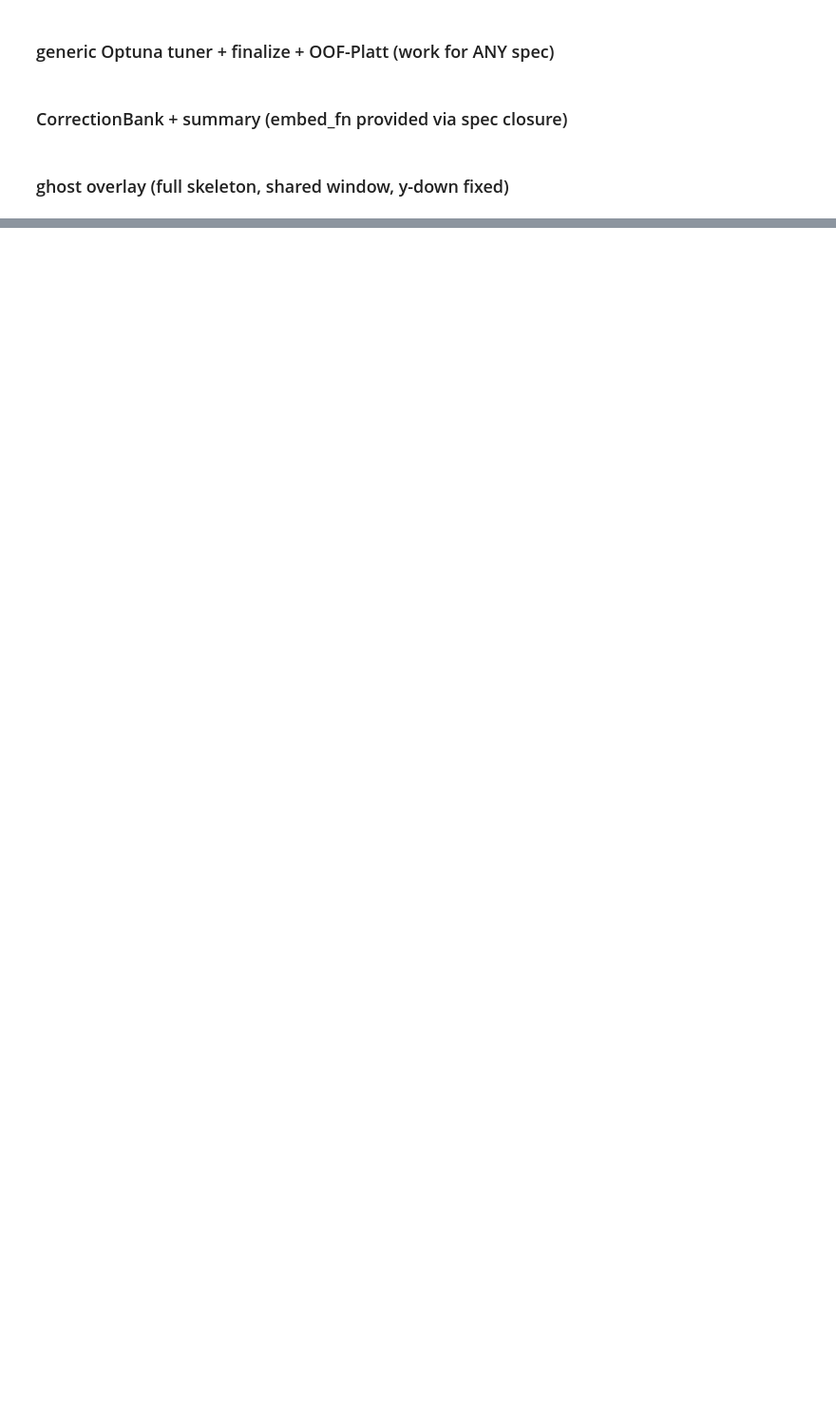
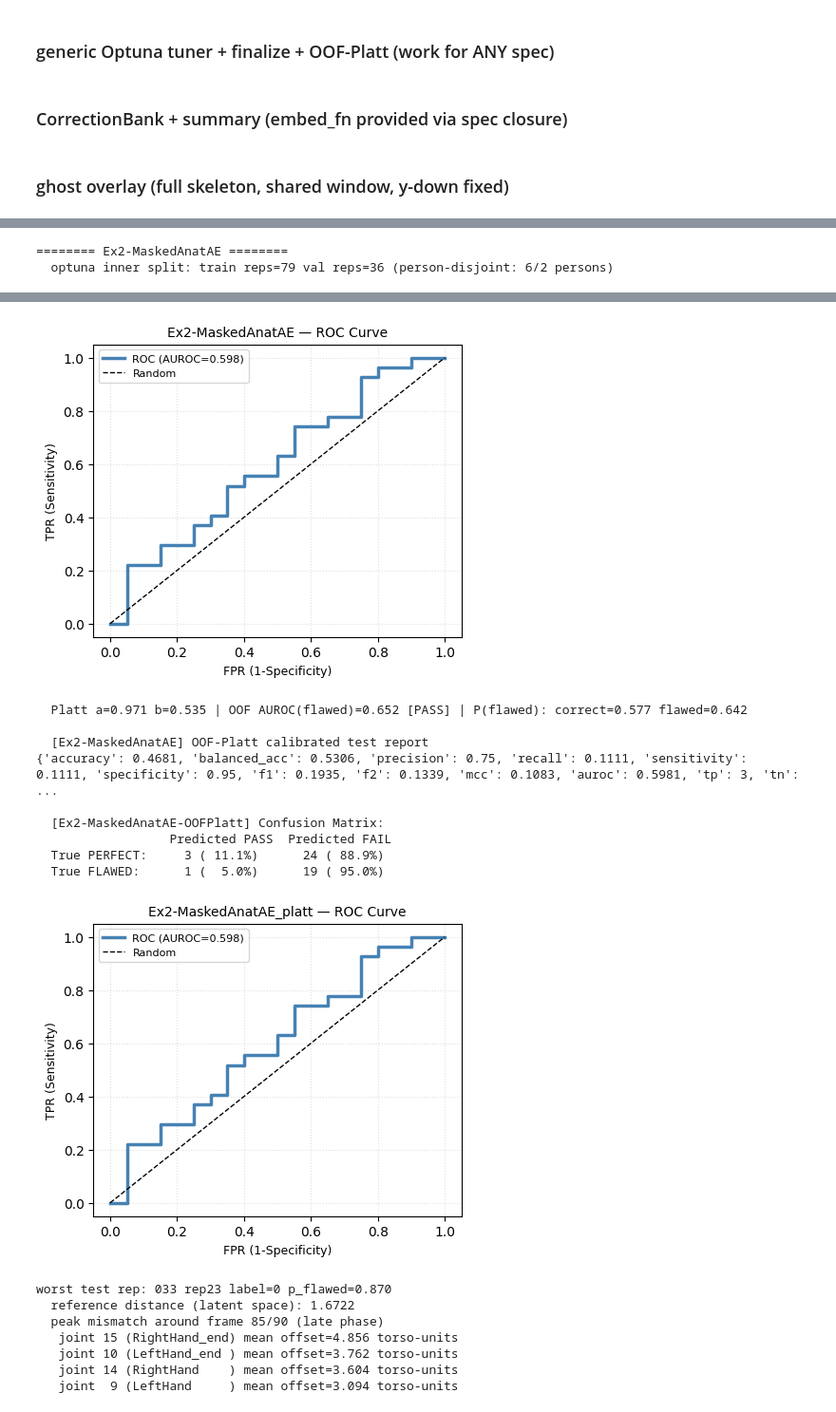
Before and after one commit to waquar003/pose-detection-physiotherapy, a Jupyter notebook: notebooks/model-train-ex2.ipynb, the cells around one changed output, grey strips where cells are left out. Shown at 95% size. Drawn from its saved outputs; the diff is of its cells as text; code cells hidden in the pictures; blank space fills up the shorter version.

```diff
--- a/notebooks/model-train-ex2.ipynb
+++ b/notebooks/model-train-ex2.ipynb
@@ -142,7 +188,7 @@ def canonicalize(seq, is_mirror_rep, cfg: Ex1Config = CFG):
         return mirror_x(seq)
     return seq.copy()
 # %%
-def spatial_normalize(seq, cfg: Ex1Config = CFG):
+def spatial_normalize(seq, cfg=CFG):
     out = seq.copy() - seq[:, JN["Hips"], :][:, None, :]
     a = seq[:, JN["Hips"], :]
     b = seq[:, JN["Spine"], :]
@@ -255,8 +299,8 @@ def build_rep(coord, is_mirror_rep=False, cfg: Ex1Config = CFG, return_template=
         out["template"] = resample(x, cfg.n_frames).astype(np.float32)
     return out
 # %%
-# standardization (fitted on TRAIN persons ONLY)
 class FeatureScaler:
+    """Standardization fitted on TRAIN persons ONLY."""
     def __init__(self):
         self.mean_ = None
         self.std_ = None
@@ -347,14 +346,25 @@ def std_rows(rows, scaler):
     """Standardize each cached rep (90,56) with the train-fitted scaler -> (N,90,56)."""
     return np.stack([scaler.transform(r["X2d"]) for r in rows]).astype(np.float32)
 
+def _is_sup(spec):
+    return bool(getattr(spec, "supervised", False))
+
 class ArchSpec:
     """Per-architecture contract. Each arch = one subclass, nothing else to touch."""
     name = "arch"
-    def suggest(self, trial): raise NotImplementedError   # Optuna search space
-    def train(self, X, p, Xval, seed): raise NotImplementedError   # X = packed
-    def score(self, model, X, p): raise NotImplementedError       # (N,) higher=more flawed
-    def pack(self, std_list): raise NotImplementedError           # (N,90,56) -> model input
-    def embed(self, model, std_list): raise NotImplementedError   # (N,latent) for bank
+    supervised = False
+    def search_space(self, trial): raise NotImplementedError   # Optuna search space
+    def train(self, X, y, p, seed): raise NotImplementedError  # X = packed
+    def score(self, model, X, p): raise NotImplementedError    # (N,) higher = more flawed
+    def pack(self, std_list, rows=None): raise NotImplementedError
+    def embed(self, model, rows): raise NotImplementedError    # (N,latent) for the bank
+
+def tpl_stack(rows):
+    return np.stack([r["template"] for r in rows])            # (N,90,26,2), already normalized + resampled
+
+def jn_take(names):
+    """Only joints that exist in JN (defensive against name drift)."""
+    return [JN[n] for n in names if n in JN]
 # %% [markdown]
 ### metrics (positive class = label 1 = PERFECT) + confusion + ROC
 # %%
@@ -1433,0 +638,17 @@ worst test rep: 033 rep14 label=1 p_flawed=0.680
+# %%
+class _AE(nn.Module):
+    def __init__(self, Din, p):
+        super().__init__()
+        dims = np.geomspace(p["width"], p["latent"], p["n_layers"])
+        dims = np.maximum(np.round(dims).astype(int), 8); dims[0], dims[-1] = p["width"], p["latent"]
+        act = {"relu": nn.ReLU, "gelu": nn.GELU}[p["act"]]
+        enc, d = [], Din
+        for h in dims:
+            enc += [nn.Linear(d, h), act(), nn.Dropout(p["dropout"])]; d = h
+        dec, d = [], p["latent"]
+        for h in reversed(dims[:-1]):
+            dec += [nn.Linear(d, h), act(), nn.Dropout(p["dropout"])]; d = h
+        dec += [nn.Linear(d, Din)]
+        self.encoder, self.decoder = nn.Sequential(*enc), nn.Sequential(*dec)
+    def forward(self, x):
+        return self.decoder(self.encoder(x))
@@ -1433,0 +721,3 @@ worst test rep: 033 rep14 label=1 p_flawed=0.680
+# %%
+maskedanat_bundle = run_experiment(MaskedAnAESpec(), feat_train, feat_test)
+# %% [output]
@@ -1433,0 +725,2 @@ worst test rep: 033 rep14 label=1 p_flawed=0.680
+======== Ex2-MaskedAnatAE ========
+  optuna inner split: train reps=79 val reps=36 (person-disjoint: 6/2 persons)
@@ -1433,0 +744,18 @@ worst test rep: 033 rep14 label=1 p_flawed=0.680
+[figure, added]
+  Platt a=0.971 b=0.535 | OOF AUROC(flawed)=0.652 [PASS] | P(flawed): correct=0.577 flawed=0.642
+
+  [Ex2-MaskedAnatAE] OOF-Platt calibrated test report
+{'accuracy': 0.4681, 'balanced_acc': 0.5306, 'precision': 0.75, 'recall': 0.1111, 'sensitivity': 0.1111, 'specificity': 0.95, 'f1': 0.1935, 'f2': 0.1339, 'mcc': 0.1083, 'auroc': 0.5981, 'tp': 3, 'tn': ...
+
+  [Ex2-MaskedAnatAE-OOFPlatt] Confusion Matrix:
+                  Predicted PASS  Predicted FAIL
+  True PERFECT:     3 ( 11.1%)      24 ( 88.9%)
+  True FLAWED:      1 (  5.0%)      19 ( 95.0%)
+[figure, added]
+worst test rep: 033 rep23 label=0 p_flawed=0.870
+  reference distance (latent space): 1.6722
+  peak mismatch around frame 85/90 (late phase)
+   joint 15 (RightHand_end) mean offset=4.856 torso-units
+   joint 10 (LeftHand_end ) mean offset=3.762 torso-units
+   joint 14 (RightHand    ) mean offset=3.604 torso-units
+   joint  9 (LeftHand     ) mean offset=3.094 torso-units
```
Also changed, not shown: parts of 73 cells of this notebook.
